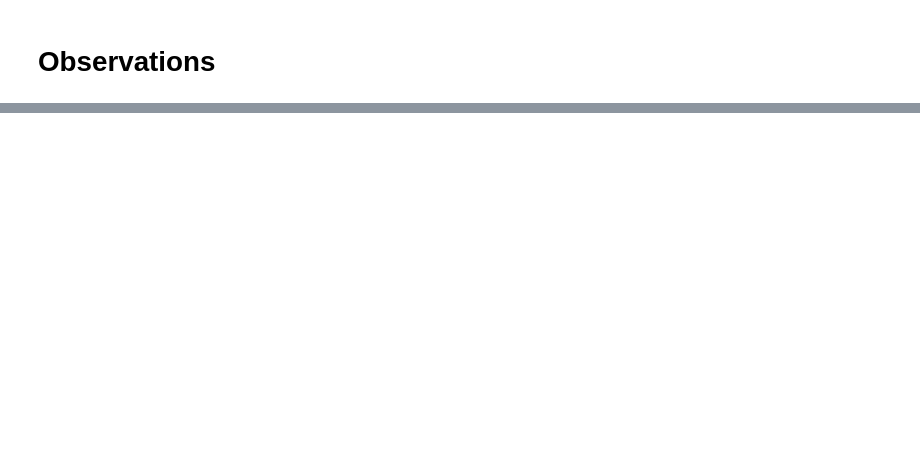
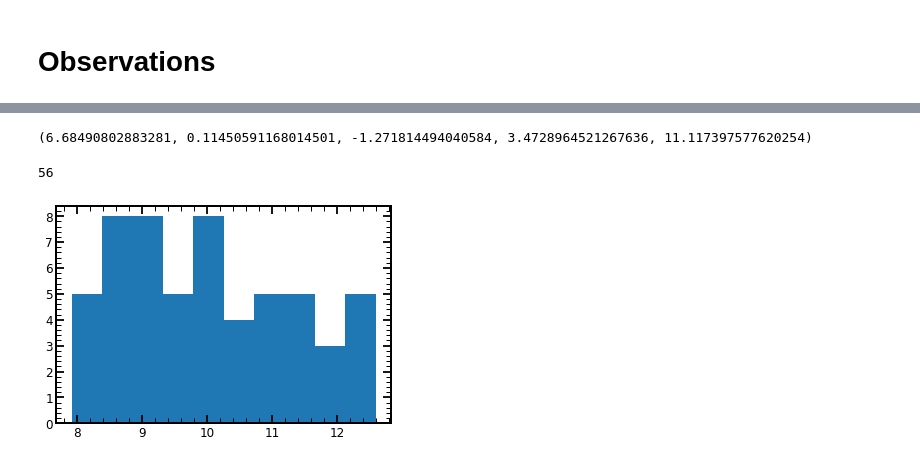
Before and after one commit to stacchella/morph_project, a Jupyter notebook: example/Estimate_Parameters_dynesty.ipynb, the cells around one changed output, grey strips where cells are left out. Cells and saved outputs as stored; diff of their text form; code cells hidden in the pictures; blank space fills up the shorter version.

```diff
--- a/example/Estimate_Parameters_dynesty.ipynb
+++ b/example/Estimate_Parameters_dynesty.ipynb
@@ -194,5 +371,25 @@ plt.show()
 # %%
-from dynesty import utils as dyfunc
+# compute first moments of posteriors
 
-samples, weights = res2.samples, np.exp(res2.logwt - res2.logz[-1])
+samples, weights = dres.samples, np.exp(dres.logwt - dres.logz[-1])
 mean, cov = dyfunc.mean_and_cov(samples, weights)
+
+alpha_best, beta_best, gamma_best, delta_best, epsilon_best = mean
+print(alpha_best, beta_best, gamma_best, delta_best, epsilon_best)
+# %% [output]
+(6.68490802883281, 0.11450591168014501, -1.271814494040584, 3.4728964521267636, 11.117397577620254)
+# %%
+# compute masses and sizes for these galaxies at certain redshifts
+
+redshift_plot = np.array([0.5, 1.0, 1.5, 2.0])
+
+z, mass, RM = get_properties(redshift_plot, alpha_best, beta_best, gamma_best, delta_best, epsilon_best)
+# %%
+# mass distribution of galaxies (all redshift combined)
+
+plt.hist(np.log10(mass))
+print len(mass)
+plt.show()
+# %% [output]
+56
+[figure, added]
```
Also changed, not shown: parts of 27 cells of this notebook, 2 other files.
